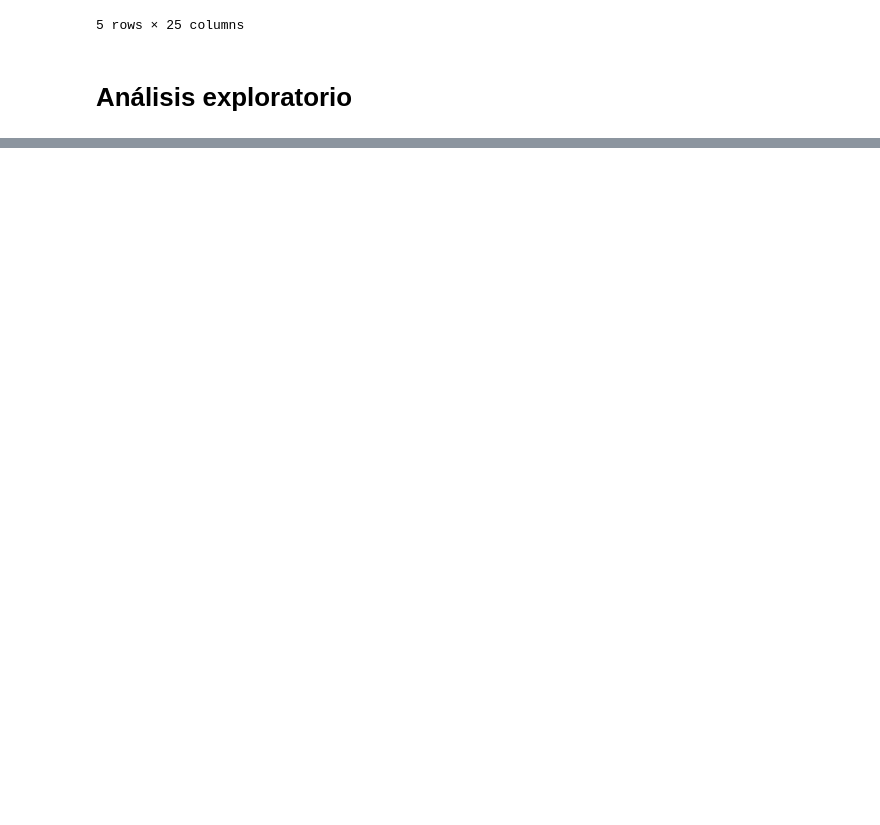
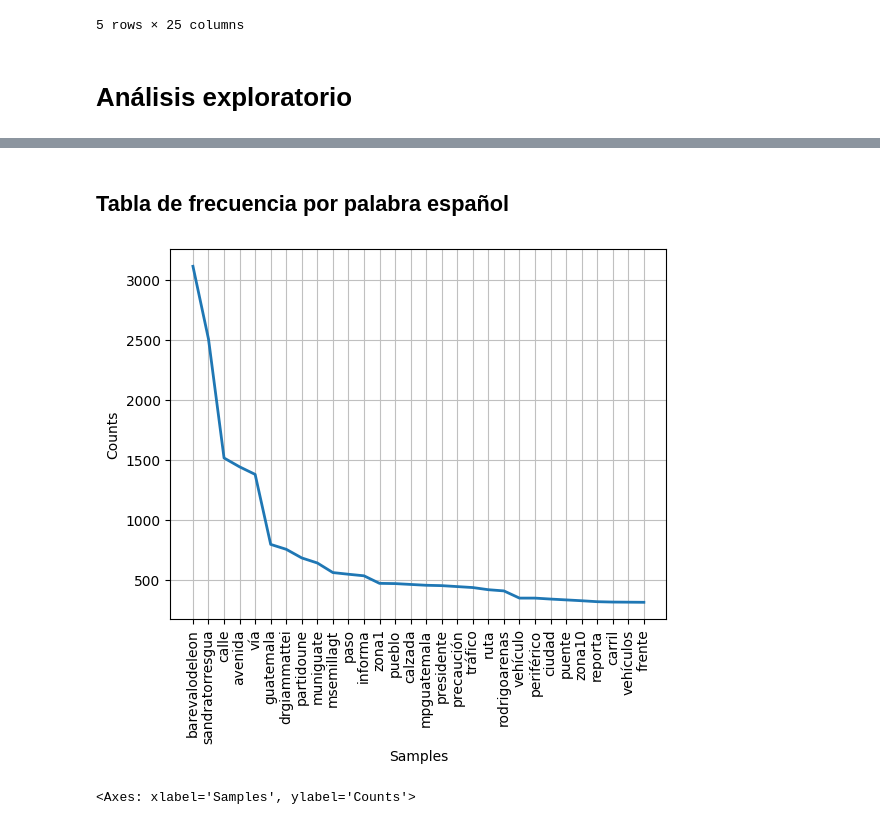
Before and after one commit to guillermoSb/datascience_laboratorio6, a Jupyter notebook: Problema1.ipynb, the cells around one changed output, grey strips where cells are left out. Drawn from its saved outputs; the diff is of its cells as text; code cells hidden in the pictures; blank space fills up the shorter version.

```diff
--- a/Problema1.ipynb
+++ b/Problema1.ipynb
@@ -628,6 +630,7 @@ df = df.apply(lambda x: x.astype(str).str.lower())	# convertir todo a minúscula
 df = df.drop(['id'], axis=1)
 df = df.drop(['id_str'], axis=1)
 df = df.drop(['url'], axis=1)
+
 from string import punctuation
 # Eliminar signos de puntuacion
 df['rawContent'] = df['rawContent'].apply(lambda x: ''.join([i for i in x if i not in punctuation]))
@@ -637,7 +640,15 @@ df['rawContent'] = df['rawContent'].str.replace('#', '')
 # Eliminar emoji
 df['rawContent'] = df['rawContent'].apply(lambda x: emoji_pattern.sub(r'', x))
 df['rawContent'] = df['rawContent'].apply(lambda x: ' '.join([word for word in x.split() if word not in (stop_words)]))
-df.head()
+# Manejar zona
+df['rawContent'] = df['rawContent'].str.replace('zona ', 'zona')
+# Elimar traficogt
+df['rawContent'] = df['rawContent'].str.replace('traficogt', '')
+df['rawContent'] = df['rawContent'].str.replace('transitogt', '')
+df['rawContent'] = df['rawContent'].str.replace('tránsitogt', '')
+df['rawContent'] = df['rawContent'].str.replace('tráficogt', '')
+spanish_df = df[df['lang'] == 'es']
+spanish_df.head()
 # %% [output]
 |  | date | user | lang | rawContent | replyCount | retweetCount | likeCount | quoteCount | ... |
 | 0 | 2023-09-12 17:49:21+00:00 | {'id': 40256008, 'id_str': '40256... | es | amílcar montejo director comunica... | 1 | 2 | 8 | 0 | ... |
@@ -660,0 +662,12 @@ df.head()
+# %% [markdown]
+## Tabla de frecuencia por palabra español
+# %%
+import nltk
+from nltk.corpus import stopwords
+from nltk.tokenize import word_tokenize
+tweet_words = [w for sentence in spanish_df['rawContent'] for w in sentence.split()]
+nlp_words=nltk.FreqDist(tweet_words)
+nlp_words.plot(30)
+# %% [output]
+[figure, added]
+<Axes: xlabel='Samples', ylabel='Counts'>
```
Also changed, not shown: parts of 8 cells of this notebook.
